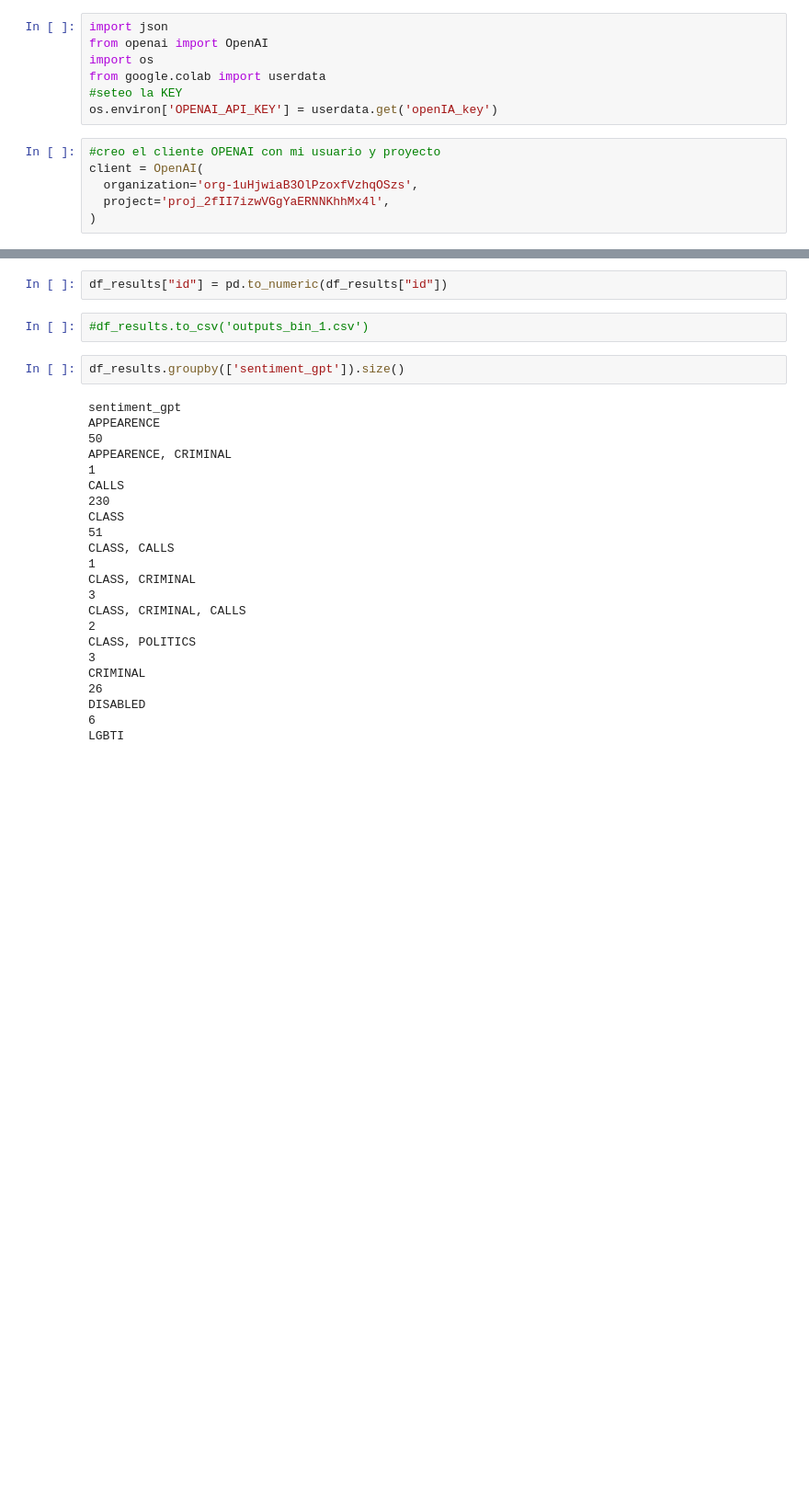
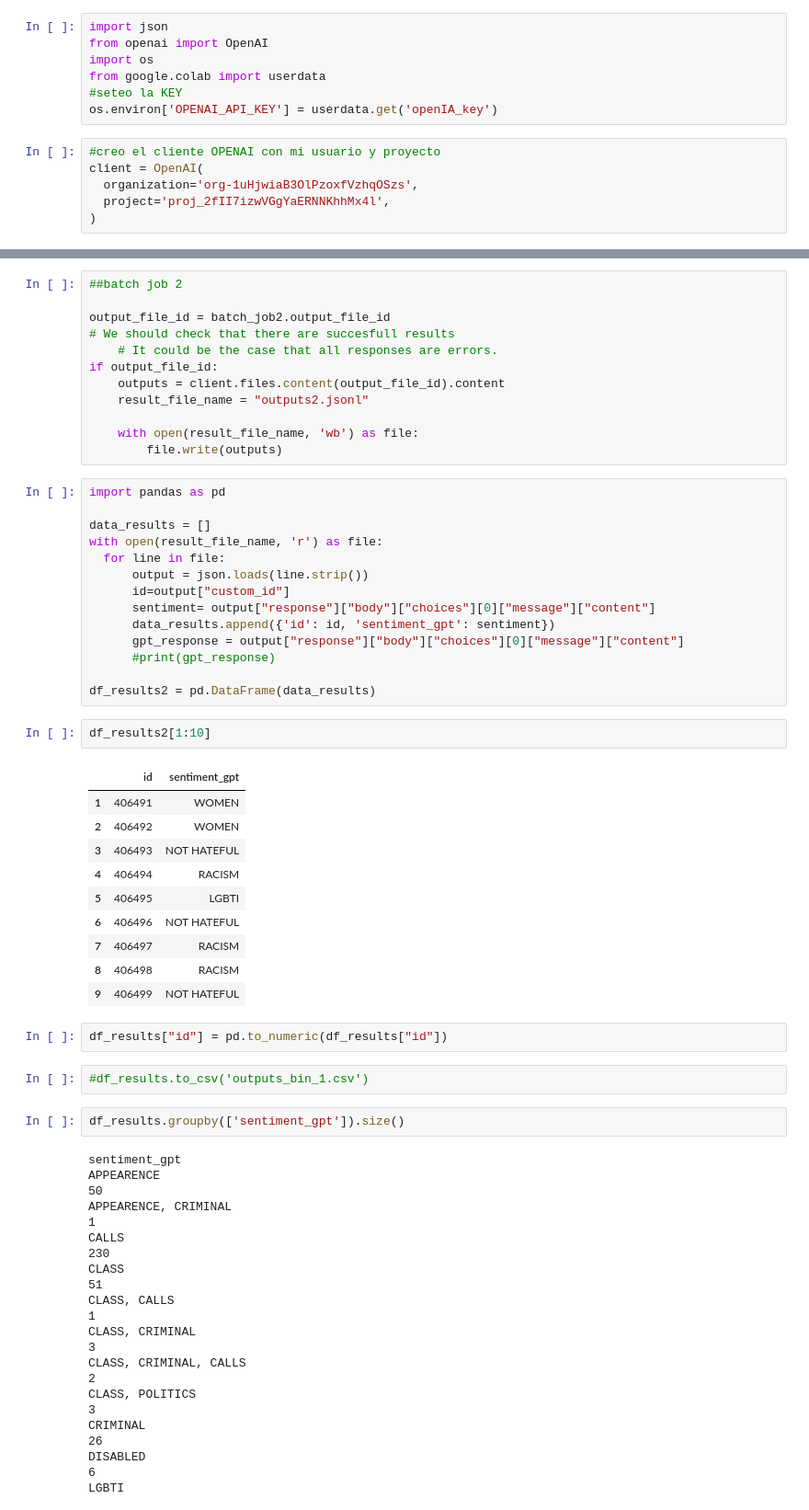
Before and after one commit to natdebandi/hate_speech_ar, a Jupyter notebook: 2_GPT_evaluate_batch_multi.ipynb, the cells around one changed output, grey strips where cells are left out. Shown at 92% size. Cells and saved outputs as stored; diff of their text form; blank space fills up the shorter version.

```diff
--- a/2_GPT_evaluate_batch_multi.ipynb
+++ b/2_GPT_evaluate_batch_multi.ipynb
@@ -119,3 +122,42 @@ df_results[0:10]
+# %%
+##batch job 2
+
+output_file_id = batch_job2.output_file_id
+# We should check that there are succesfull results
+	# It could be the case that all responses are errors.
+if output_file_id:
+	outputs = client.files.content(output_file_id).content
+	result_file_name = "outputs2.jsonl"
+
+	with open(result_file_name, 'wb') as file:
+	    file.write(outputs)
+# %%
+import pandas as pd
+
+data_results = []
+with open(result_file_name, 'r') as file:
+  for line in file:
+      output = json.loads(line.strip())
+      id=output["custom_id"]
+      sentiment= output["response"]["body"]["choices"][0]["message"]["content"]
+      data_results.append({'id': id, 'sentiment_gpt': sentiment})
+      gpt_response = output["response"]["body"]["choices"][0]["message"]["content"]
+      #print(gpt_response)
+
+df_results2 = pd.DataFrame(data_results)
+# %%
+df_results2[1:10]
+# %% [output]
+|  | id | sentiment_gpt |
+| 1 | 406491 | WOMEN |
+| 2 | 406492 | WOMEN |
+| 3 | 406493 | NOT HATEFUL |
+| 4 | 406494 | RACISM |
+| 5 | 406495 | LGBTI |
+| 6 | 406496 | NOT HATEFUL |
+| 7 | 406497 | RACISM |
+| 8 | 406498 | RACISM |
+| 9 | 406499 | NOT HATEFUL |
 # %%
 df_results["id"] = pd.to_numeric(df_results["id"])
 # %%
```
Also changed, not shown: parts of 11 cells of this notebook.
